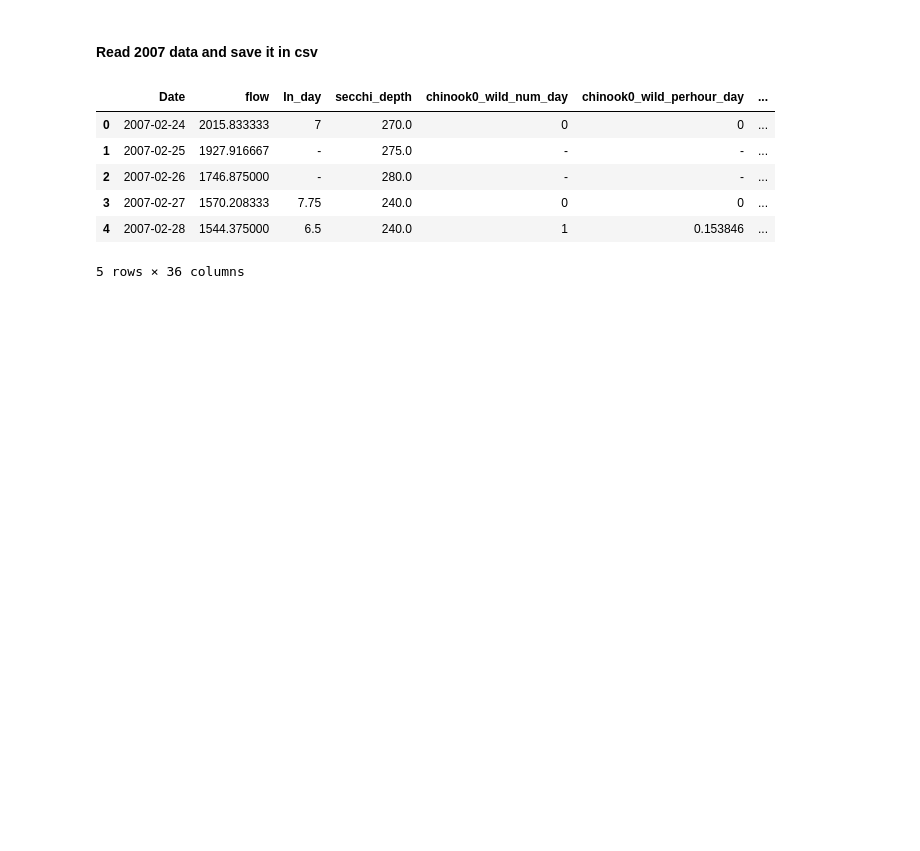
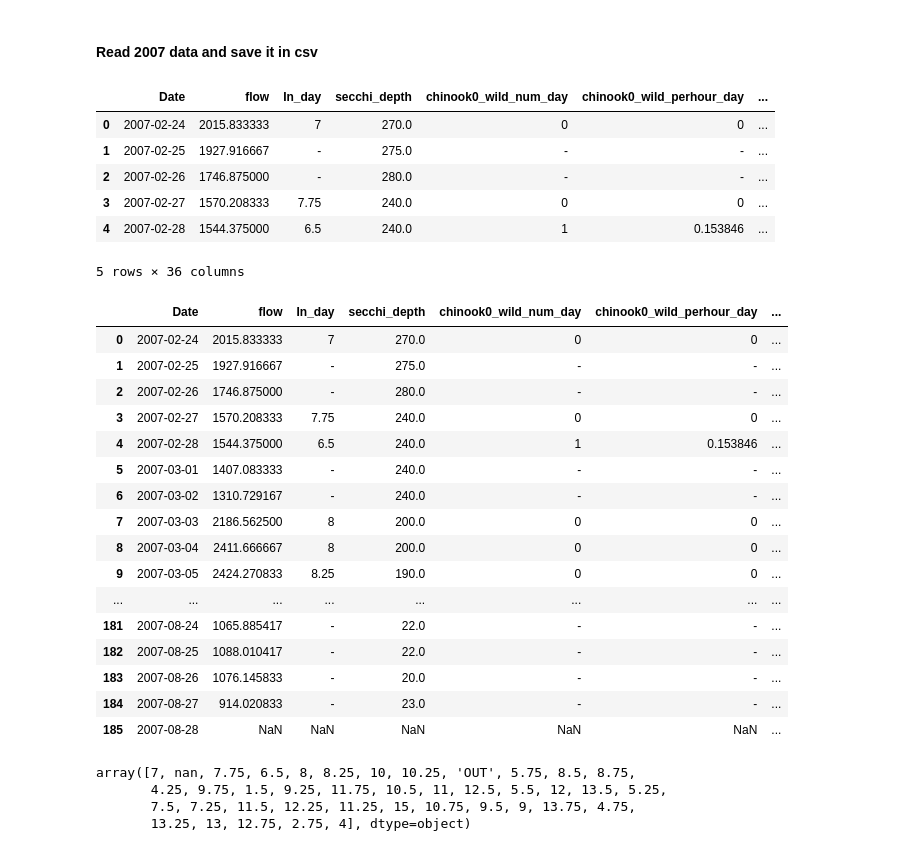
Before and after one commit to maria-kuruvilla/pied_piper, a Jupyter notebook: Puyallup/read_data_2007.ipynb, the cells around one changed output. Cells and saved outputs as stored; diff of their text form; code cells hidden in the pictures; blank space fills up the shorter version.

```diff
--- a/Puyallup/read_data_2007.ipynb
+++ b/Puyallup/read_data_2007.ipynb
@@ -52,0 +43,28 @@ df_subset = df[['Date', 'flow', 'secchi_depth','In_day','In_night','In',
+# %%
+with pd.option_context('display.max_rows', None, 'display.max_columns', None):  # more options can be specified also
+    display(df)
+# %% [output]
+|  | Date | flow | In_day | secchi_depth | chinook0_wild_num_day | chinook0_wild_perhour_day | ... |
+| 0 | 2007-02-24 | 2015.833333 | 7 | 270.0 | 0 | 0 | ... |
+| 1 | 2007-02-25 | 1927.916667 | - | 275.0 | - | - | ... |
+| 2 | 2007-02-26 | 1746.875000 | - | 280.0 | - | - | ... |
+| 3 | 2007-02-27 | 1570.208333 | 7.75 | 240.0 | 0 | 0 | ... |
+| 4 | 2007-02-28 | 1544.375000 | 6.5 | 240.0 | 1 | 0.153846 | ... |
+| 5 | 2007-03-01 | 1407.083333 | - | 240.0 | - | - | ... |
+| 6 | 2007-03-02 | 1310.729167 | - | 240.0 | - | - | ... |
+| 7 | 2007-03-03 | 2186.562500 | 8 | 200.0 | 0 | 0 | ... |
+| 8 | 2007-03-04 | 2411.666667 | 8 | 200.0 | 0 | 0 | ... |
+| 9 | 2007-03-05 | 2424.270833 | 8.25 | 190.0 | 0 | 0 | ... |
+| ... | ... | ... | ... | ... | ... | ... | ... |
+| 181 | 2007-08-24 | 1065.885417 | - | 22.0 | - | - | ... |
+| 182 | 2007-08-25 | 1088.010417 | - | 22.0 | - | - | ... |
+| 183 | 2007-08-26 | 1076.145833 | - | 20.0 | - | - | ... |
+| 184 | 2007-08-27 | 914.020833 | - | 23.0 | - | - | ... |
+| 185 | 2007-08-28 | NaN | NaN | NaN | NaN | NaN | ... |
+# %%
+pd.unique(df['In_day'])
+# %% [output]
+array([7, nan, 7.75, 6.5, 8, 8.25, 10, 10.25, 'OUT', 5.75, 8.5, 8.75,
+       4.25, 9.75, 1.5, 9.25, 11.75, 10.5, 11, 12.5, 5.5, 12, 13.5, 5.25,
+       7.5, 7.25, 11.5, 12.25, 11.25, 15, 10.75, 9.5, 9, 13.75, 4.75,
+       13.25, 13, 12.75, 2.75, 4], dtype=object)
```
Also changed, not shown: parts of 4 cells of this notebook, 2 other files.
